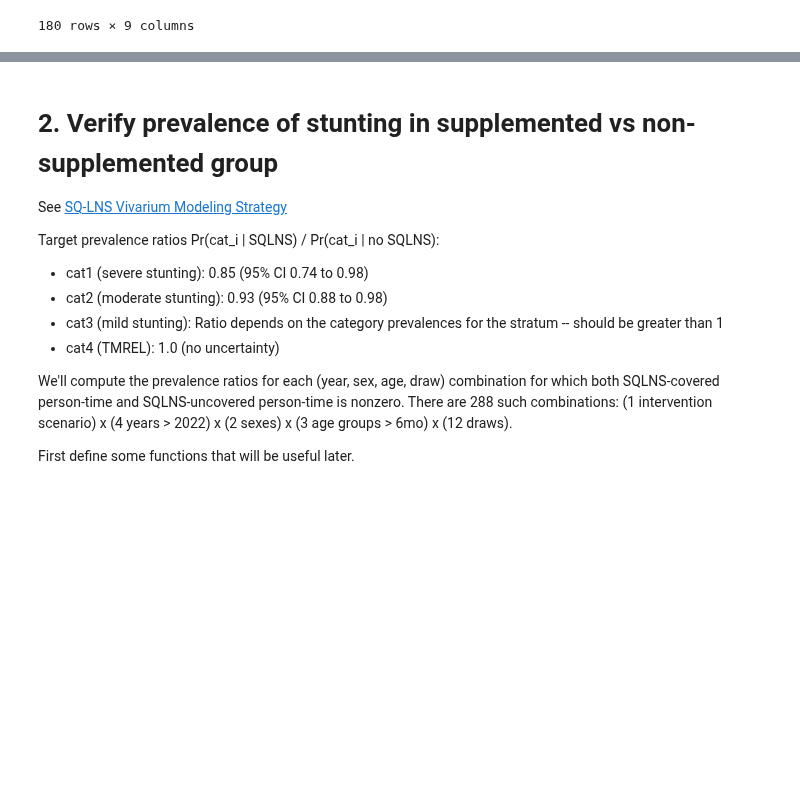
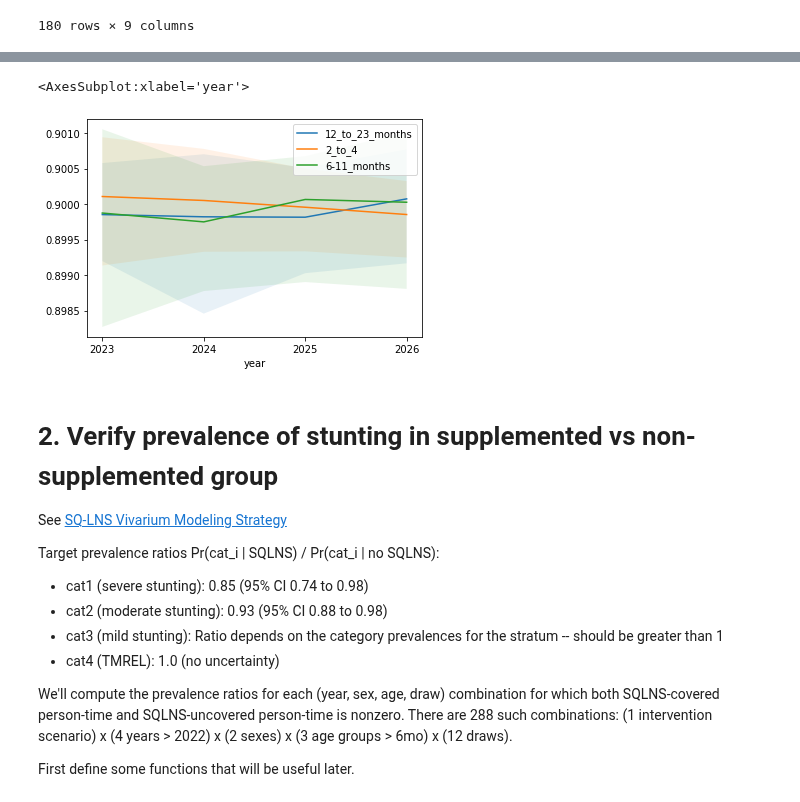
Before and after one commit to ihmeuw/vivarium_research_ciff_sam, a Jupyter notebook: model_validation/model3/2021_09_09a_ciff_sam_v3.1_vv.ipynb, the cells around one changed output, grey strips where cells are left out. Saved outputs shown, nothing was run; the diff lists cells and outputs as text; code cells hidden in the pictures; blank space fills up the shorter version.

```diff
--- a/model_validation/model3/2021_09_09a_ciff_sam_v3.1_vv.ipynb
+++ b/model_validation/model3/2021_09_09a_ciff_sam_v3.1_vv.ipynb
@@ -169,6 +175,11 @@ vop.describe(sqlns_coverage_over_6mo.query(f"age == '{next(age)}'"))
 |  |  |  |  |  |  | 2024 | 12.0 | 0.900051 | ... |
 |  |  |  |  |  |  | 2025 | 12.0 | 0.899955 | ... |
 |  |  |  |  |  |  | 2026 | 12.0 | 0.899853 | ... |
+# %%
+plot_over_time_by_age(sqlns_coverage_over_6mo.query("year >'2022'"))
+# %% [output]
+<AxesSubplot:xlabel='year'>
+[figure, added]
 # %% [markdown]
 # 2. Verify prevalence of stunting in supplemented vs non-supplemented group
 
```
Also changed, not shown: parts of 49 cells of this notebook.
